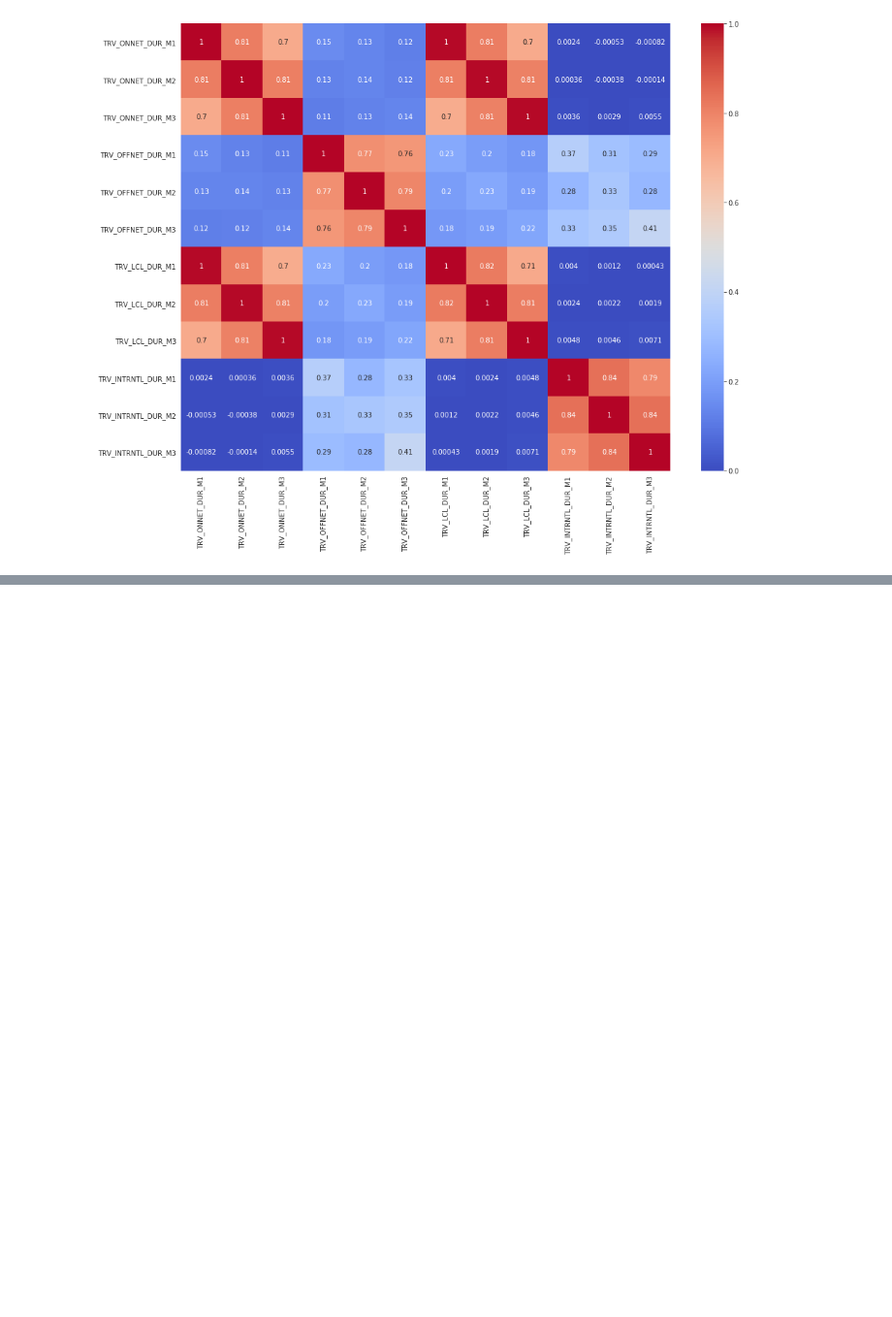
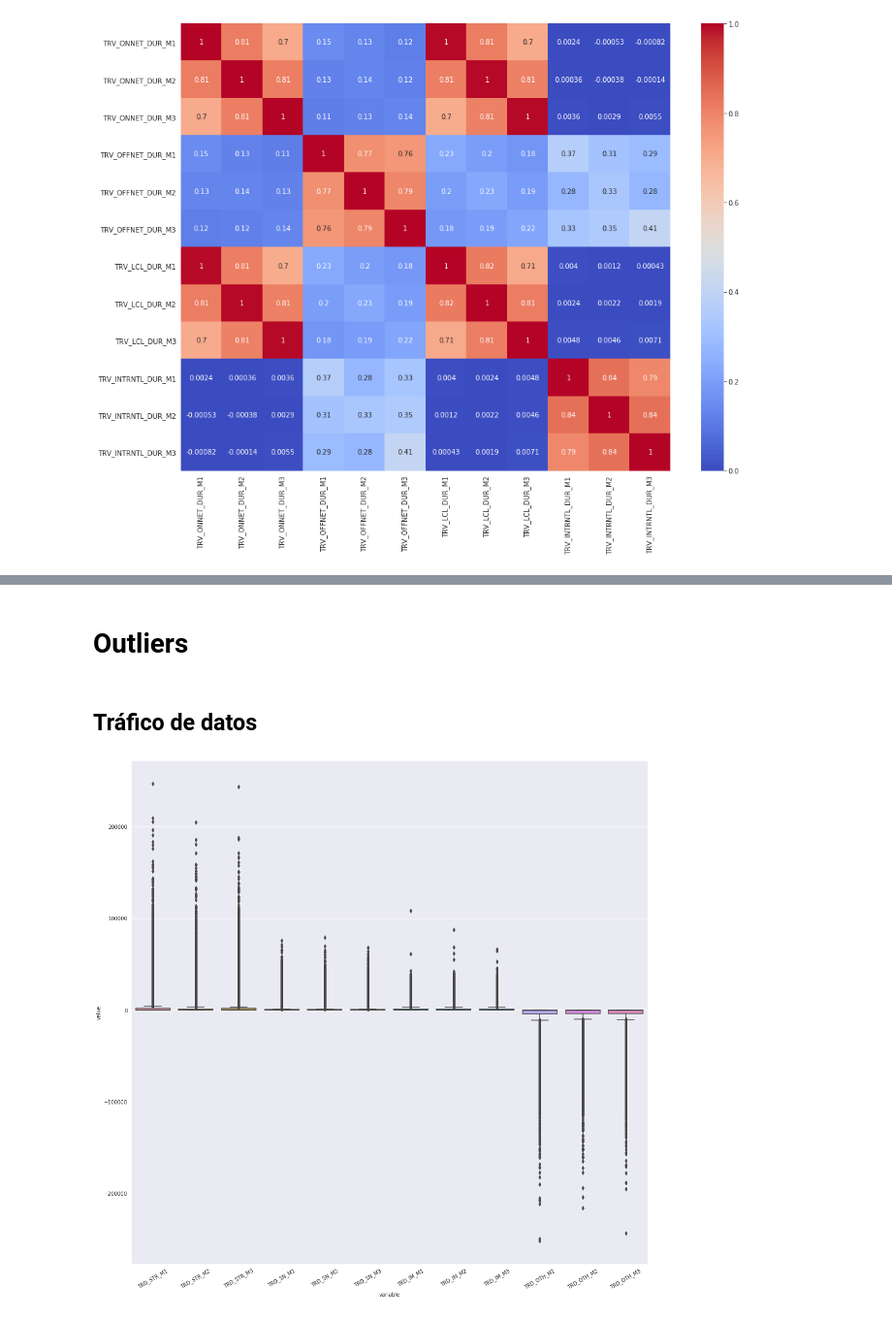
Before and after one commit to maurigarcia88/DiploDataScienceG7, a Jupyter notebook: Mauri/traffic_data_analysis.ipynb, the cells around one changed output, grey strips where cells are left out. Shown at 97% size. Drawn from its saved outputs; the diff is of its cells as text; code cells hidden in the pictures; blank space fills up the shorter version.

```diff
--- a/Mauri/traffic_data_analysis.ipynb
+++ b/Mauri/traffic_data_analysis.ipynb
@@ -13,10 +13,10 @@ sns.set_style('darkgrid')
 data_file_path = '/home/mgarcia/Documents/Study/DiploDatos/Exercises/Integrators/Integrator_1/data.csv'
 tag_file_path = '/home/mgarcia/Documents/Study/DiploDatos/Exercises/Integrators/Integrator_1/tag.csv'
 # %%
-data = pd.read_csv(data_file_path)
+fulldata = pd.read_csv(data_file_path)
 tag = pd.read_csv(tag_file_path)
 # %%
-traffic_columns = [traffic_column for traffic_column in data.columns if traffic_column.startswith("TR")]
+traffic_columns = [traffic_column for traffic_column in fulldata.columns if traffic_column.startswith("TR")]
 # %%
 len(traffic_columns)
 # %% [output]
@@ -29,3 +26,5 @@ del data  # libero memoria
+# %%
+df_traffic = fulldata[traffic_columns]
 # %%
 df_traffic.head()
 # %% [output]
@@ -149,0 +156,10 @@ sns.heatmap(by_month_voice_minutes_corr, annot=True, cmap='coolwarm')
+# %% [markdown]
+# Outliers
+# %% [markdown]
+## Tráfico de datos
+# %%
+plt.figure(figsize=(18,18))
+ax = sns.boxplot(x="variable", y="value", data=pd.melt(df_traffic[df_traffic_data_columns]))
+ax = ax.set_xticklabels(ax.get_xticklabels(),rotation=30)
+# %% [output]
+[figure, added]
```
Also changed, not shown: parts of 19 cells of this notebook.
